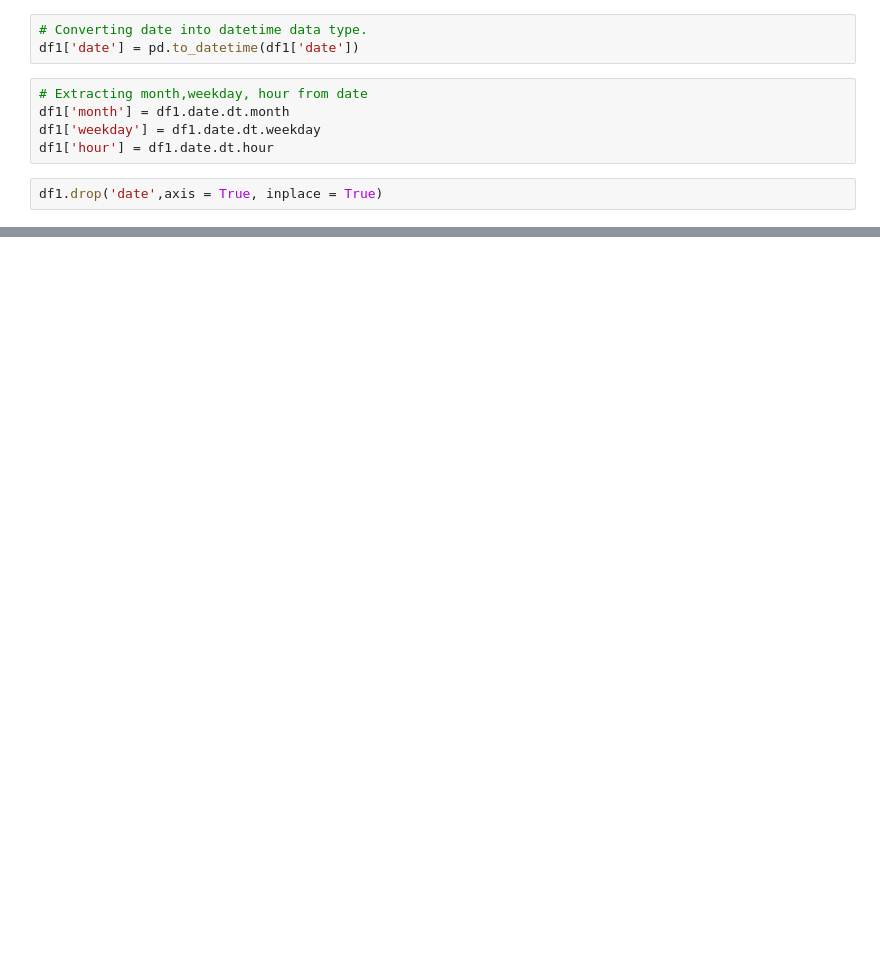
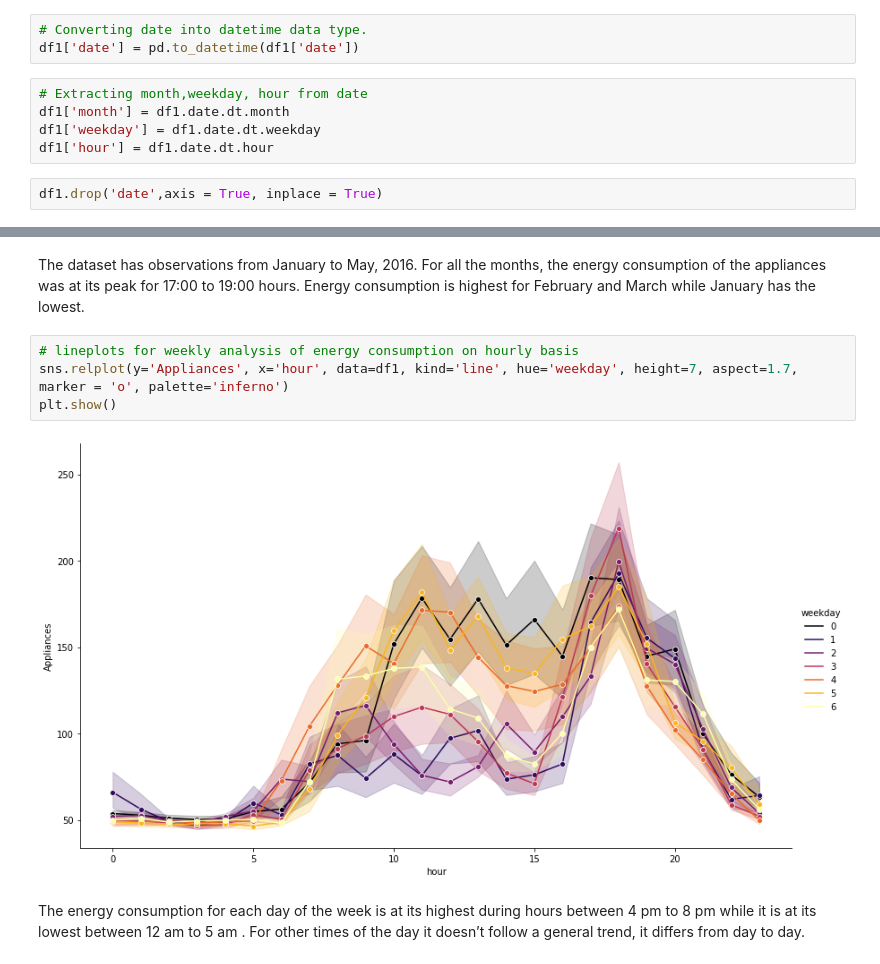
Before and after one commit to AnannyaSagar/Energy-Appliances-Prediction, a Jupyter notebook: Energy_Prediction_of_Appliances.ipynb, the cells around one changed output, grey strips where cells are left out. Drawn from its saved outputs; the diff is of its cells as text; blank space fills up the shorter version.

```diff
--- a/Energy_Prediction_of_Appliances.ipynb
+++ b/Energy_Prediction_of_Appliances.ipynb
@@ -189,0 +215,11 @@ df1.drop('date',axis = True, inplace = True)
+# %% [markdown]
+The dataset has observations from January to May, 2016. For all the months, the energy consumption of the appliances was at its peak for 17:00 to 19:00 hours.
+Energy consumption is highest for February and March while January has the lowest.
+# %%
+# lineplots for weekly analysis of energy consumption on hourly basis
+sns.relplot(y='Appliances', x='hour', data=df1, kind='line', hue='weekday', height=7, aspect=1.7, marker = 'o', palette='inferno')
+plt.show()
+# %% [output]
+[figure, added]
+# %% [markdown]
+The energy consumption for each day of the week is at its highest during hours between 4 pm to 8 pm while it is at its lowest between 12 am to 5 am . For other times of the day it doesn’t follow a general trend, it differs from day to day.
```
Also changed, not shown: parts of 17 cells of this notebook.
